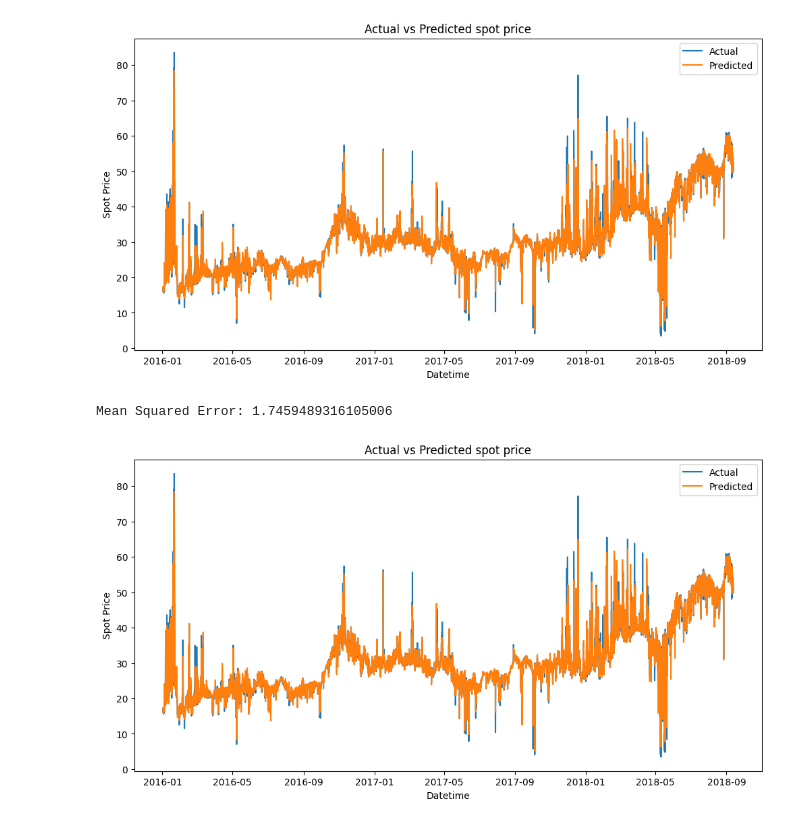
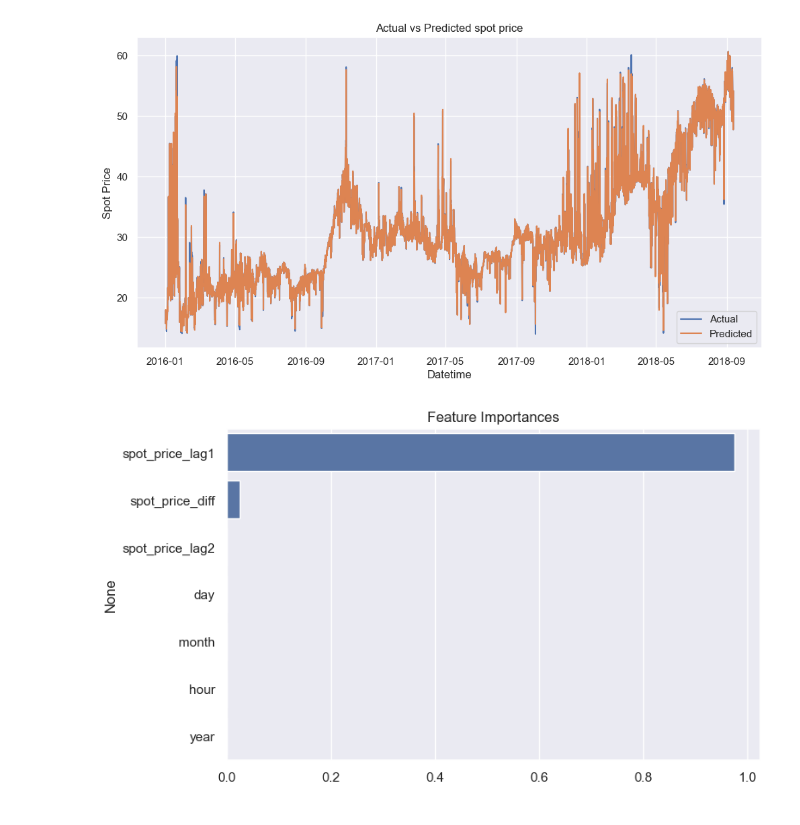
Before and after one commit to Naqibulr/applied-data-science, a Jupyter notebook: price_forecasting.ipynb, the cells around one changed output. Saved outputs shown, nothing was run; the diff lists cells and outputs as text; code cells hidden in the pictures.

```diff
--- a/price_forecasting.ipynb
+++ b/price_forecasting.ipynb
@@ -68,3 +9,6 @@ Note: you may need to restart the kernel to use updated packages.
 import pandas as pd
 import matplotlib.pyplot as plt
 import seaborn as sns
+import numpy as np
+
+sns.set_theme()
@@ -173,0 +128,4 @@ KeyError: 'cluster'
+# %%
+from sklearn.preprocessing import StandardScaler
+scaler = StandardScaler()
+dataset[[  'spot_price_lag1', 'spot_price_lag2','spot_price_diff' ]] = scaler.fit_transform(dataset[[ 'spot_price_lag1', 'spot_price_lag2','spot_price_diff' ]])
@@ -175,19 +135,9 @@ KeyError: 'cluster'
 from sklearn.model_selection import train_test_split
 
 
-train, test = train_test_split(dataset, test_size=0.2, random_state=42, shuffle=True)
-
-
+train, test = train_test_split(dataset, test_size=0.2, random_state=42)
 
 y_train = train['spot_price']
 y_test = test['spot_price']
-
 X_train = train.drop('spot_price', axis=1)
 X_test = test.drop('spot_price', axis=1)
-
-
-
-X_train_1 = train.drop('spot_price', axis=1)
-X_test_1 = test.drop('spot_price', axis=1)
-y_train_1 = train['spot_price']
-y_test_1 = test['spot_price']
@@ -194,38 +192,16 @@ y_test_1 = test['spot_price']
 # %%
 from sklearn.ensemble import RandomForestRegressor
-from sklearn.metrics import mean_squared_error
-import optuna
-
-
-# create a random forest model
-
-
-# use optuna to find the best hyperparameters
-""" def objective(trial):
-    n_estimators = trial.suggest_int('n_estimators', 2, 150)
-    max_depth = int(trial.suggest_float('max_depth', 1, 32, log=True))
-    model = RandomForestRegressor(n_estimators=n_estimators, max_depth=max_depth)
-    model.fit(X_train, y_train)
-    y_pred = model.predict(X_test)
-    mse = mean_squared_error(y_test, y_pred)
-    return mse
-
-study = optuna.create_study(direction='minimize')
-study.optimize(objective, n_trials=100)
-
-print(study.best_params) """
-
 
 
 model = RandomForestRegressor(random_state=42)
 model.fit(X_train, y_train)
-
-# make predictions
 y_pred = model.predict(X_test)
 
-# evaluate the model
-mse = mean_squared_error(y_test, y_pred)
-print(f'Mean Squared Error: {mse}')
+
+mae = mean_absolute_error(y_test, y_pred)
+rmse = root_mean_squared_error(y_test, y_pred)
+print(f'Mean Absolute Error: {mae}')
+print(f'Root Mean Squared Error: {rmse}')
 
 test_indices = test.index
 test_with_datetime = dataset_for_plotting.loc[test_indices]
@@ -240,25 +216,15 @@ plt.ylabel('Spot Price')
 plt.show()
 
 
-model = RandomForestRegressor(random_state=42)
-model.fit(X_train_1, y_train_1)
 
-# make predictions
-y_pred = model.predict(X_test_1)
+# feature importance
 
-# evaluate the model
-mse = mean_squared_error(y_test_1, y_pred)
-print(f'Mean Squared Error: {mse}')
+importances = model.feature_importances_
+features = X_train.columns
+indices = np.argsort(importances)[::-1]
 
-
-test_with_datetime['predicted_spot_price'] = y_pred
-
-plt.figure(figsize=(12, 6))
-sns.lineplot(x='datetime_utc', y='spot_price', data=test_with_datetime, label='Actual')
-sns.lineplot(x='datetime_utc',y='predicted_spot_price', data=test_with_datetime, label='Predicted')
-
-plt.title('Actual vs Predicted spot price')
-plt.xlabel('Datetime')
-plt.ylabel('Spot Price')
+plt.figure(figsize=(8, 5))
+plt.title('Feature Importances')
+sns.barplot(x=importances[indices], y=features[indices])
 plt.show()
 # %% [output]
@@ -266,6 +233,5 @@ Mean Squared Error: 1.7459489316105006
-[figure, old version]
+[figure, new version]
-Mean Squared Error: 1.7459489316105006
-[figure, old version]
+[figure, new version]
 # %%
 from sklearn.ensemble import GradientBoostingRegressor
 
```
Also changed, not shown: parts of 28 cells of this notebook, 6 other files.
